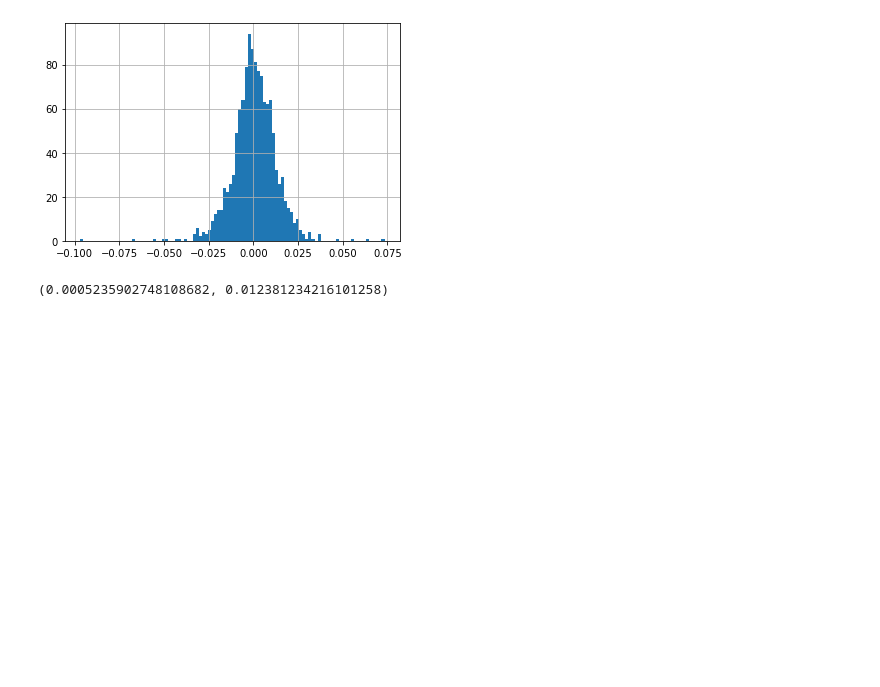
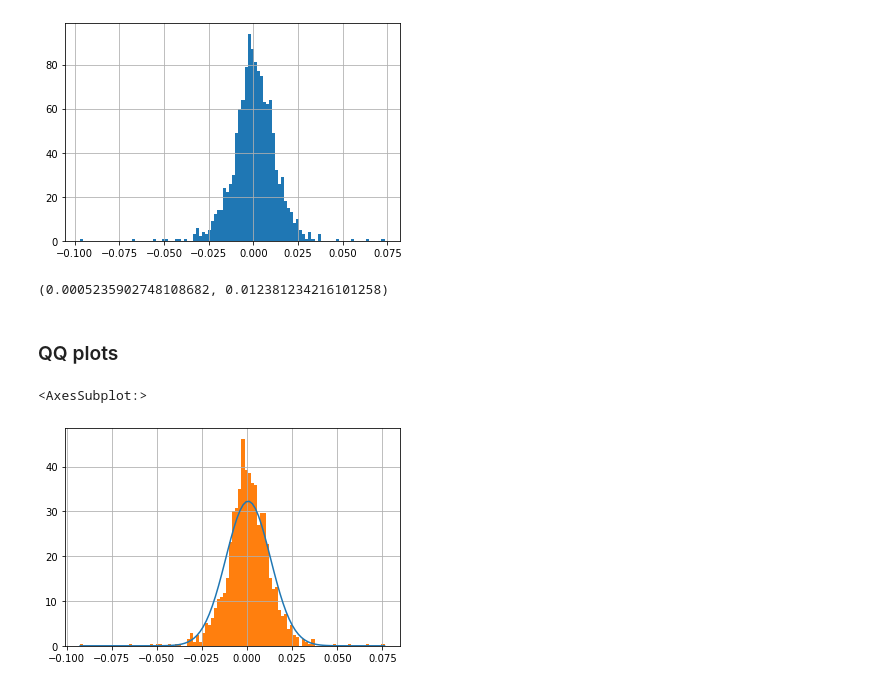
Before and after one commit to tohidabedini/deep-learning-courses, a Jupyter notebook: 04-Udemy - Financial/02-Financial basics/2.11-Financial Data Statistics.ipynb, the cells around one changed output. Cells and saved outputs as stored; diff of their text form; code cells hidden in the pictures; blank space fills up the shorter version.

```diff
--- a/04-Udemy - Financial/02-Financial basics/2.11-Financial Data Statistics.ipynb
+++ b/04-Udemy - Financial/02-Financial basics/2.11-Financial Data Statistics.ipynb
@@ -20,7 +23,7 @@ def return_calculator(df,t):
 # %%
 data = pd.read_csv("all_stocks_5yr.csv", parse_dates=True)
 # %%
-sbux = df[df["Name"]=="SBUX"].copy()
+sbux = data[data["Name"]=="SBUX"].copy()
 # %%
 sbux.head()
 # %% [output]
@@ -68,3 +71,19 @@ sbux["log_return"].hist(bins=100);
 sbux["log_return"].mean(), sbux["log_return"].std()
 # %% [output]
 (0.0005235902748108682, 0.012381234216101258)
+# %% [markdown]
+### QQ plots
+# %%
+x_list = np.linspace(
+    sbux['return'].min(),
+    sbux['return'].max(),
+    100
+)
+# %%
+y_list = norm.pdf(x_list, loc=sbux['return'].mean(), scale=sbux['return'].std())
+# %%
+plt.plot(x_list, y_list);
+sbux['return'].hist(bins=100, density=True)
+# %% [output]
+<AxesSubplot:>
+[figure, added]
```
Also changed, not shown: parts of 7 cells of this notebook.
